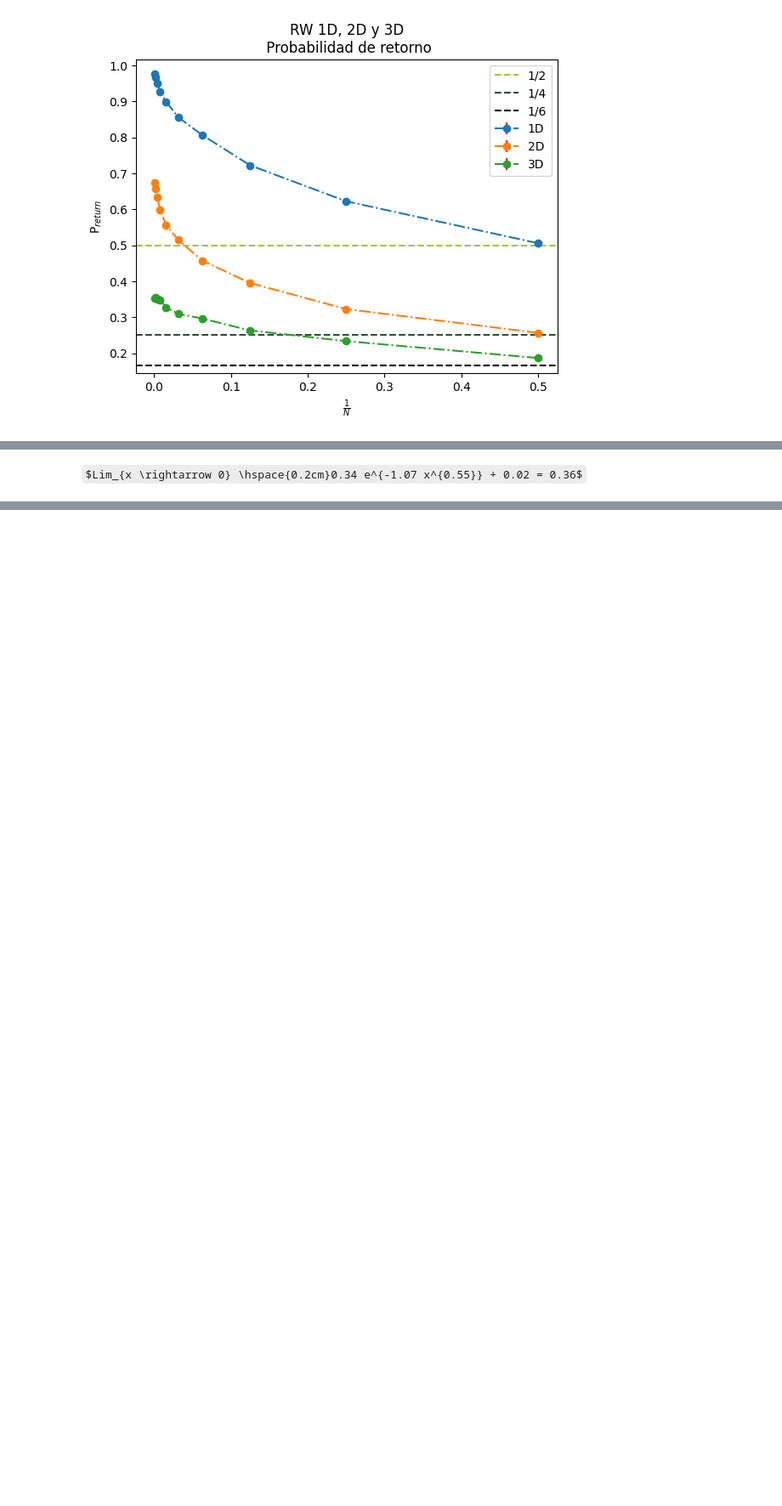
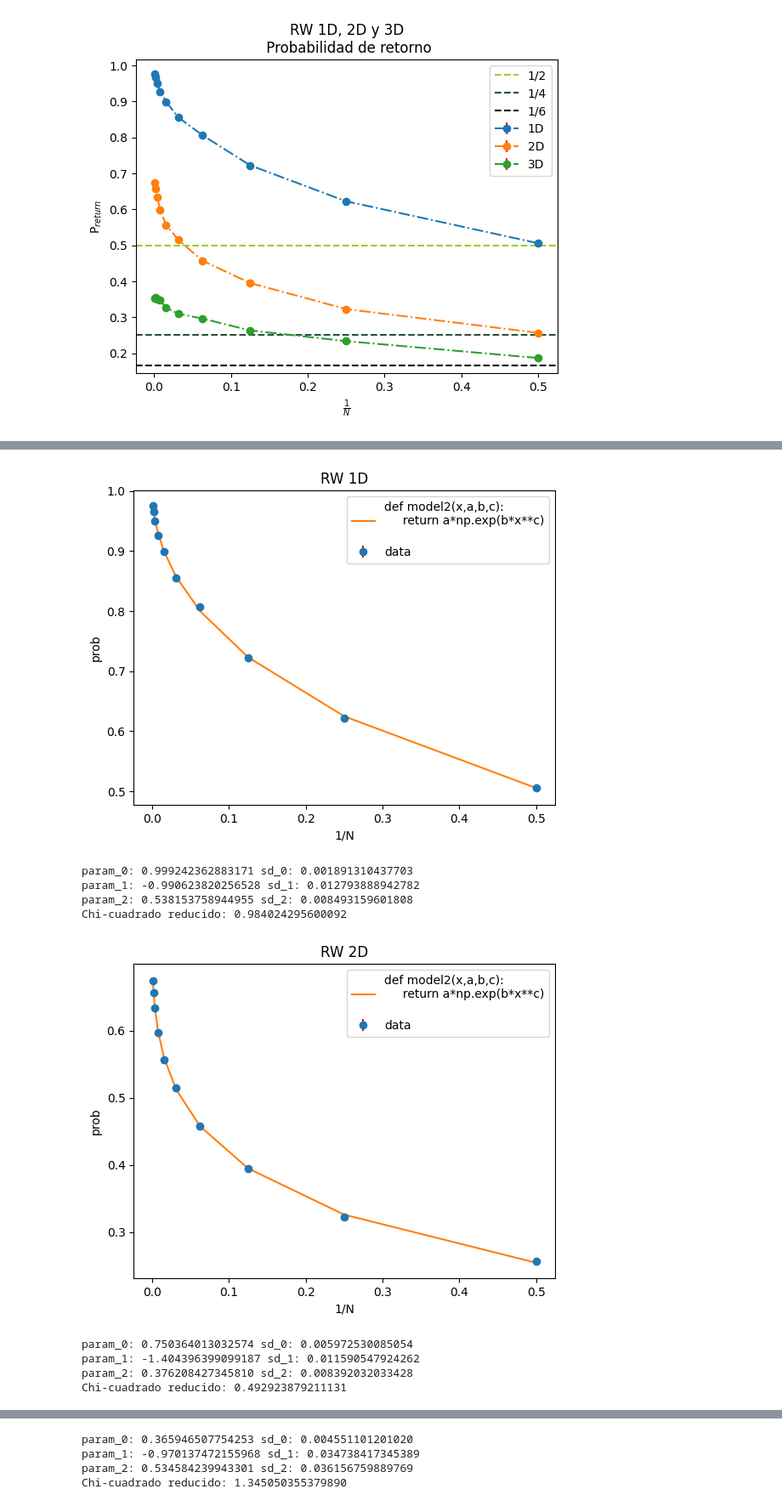
Before and after one commit to SoyAgustin/QF-Path-Integral, a Jupyter notebook: Notebooks_Py/caminante.ipynb, the cells around one changed output, grey strips where cells are left out. Shown at 85% size. Drawn from its saved outputs; the diff is of its cells as text; code cells hidden in the pictures; some formulas as TeX source; blank space fills up the shorter version.

```diff
--- a/Notebooks_Py/caminante.ipynb
+++ b/Notebooks_Py/caminante.ipynb
@@ -7,6 +8,17 @@ from scipy.optimize import curve_fit
 df1 = pd.read_csv("Datos/caminante_1d.csv")
 df2 = pd.read_csv("Datos/caminante_2d.csv")
 df3 = pd.read_csv("Datos/caminante_3d.csv")
+df41 = pd.read_csv("Datos/caminante_4d.csv")
+df42 = pd.read_csv("Datos/caminante_4d_2.csv")
+df51 = pd.read_csv("Datos/caminante_5d_1.csv")
+df52 = pd.read_csv("Datos/caminante_5d_2.csv")
+df61 = pd.read_csv("Datos/caminante_6d_1.csv")
+df62 = pd.read_csv("Datos/caminante_6d_2.csv")
+df71 = pd.read_csv("Datos/caminante_7d_1.csv")
+df72 = pd.read_csv("Datos/caminante_7d_2.csv")
+
+
+
 
 plt.errorbar(1/df1['n_max'],df1['prob'],yerr=df1["error"],marker="o",ls="-.",ecolor="red",label="1D")
 plt.errorbar(1/df2['n_max'],df2['prob'],yerr=df2["error"],marker="o",ls="-.",ecolor="red",label="2D")
@@ -183,2 +76,36 @@ Chi-cuadrado reducido: 1.574831631125496
-# %% [markdown]
-$Lim_{x \rightarrow 0} \hspace{0.2cm}0.34 e^{-1.07 x^{0.55}} + 0.02 = 0.36$
+# %%
+def model1(x,a,b,c,d):
+     return a*np.exp(b*x**c)+d
+
+def model2(x,a,b,c):
+     return a*np.exp(b*x**c)
+
+def model3(x,a,b,c):
+     return a*np.exp(b*x)+c
+
+def model4(x,a,b):
+     return a+b*x
+
+
+adjust(df1,model2,1)
+adjust(df2,model2,2)
+adjust(df3,model2,3)
+adjust(df41,model4,4)
+#adjust(df42,model4,4)
+adjust(df51,model4,5)
+#adjust(df52,model2,5)
+adjust(df61,model4,6)
+#adjust(df62,model2,6)
+adjust(df71,model4,7)
+#adjust(df72,model2,7)
+# %% [output]
+[figure, added]
+param_0: 0.999242362883171 sd_0: 0.001891310437703
+param_1: -0.990623820256528 sd_1: 0.012793888942782
+param_2: 0.538153758944955 sd_2: 0.008493159601808
+Chi-cuadrado reducido: 0.984024295600092
+[figure, added]
+param_0: 0.750364013032574 sd_0: 0.005972530085054
+param_1: -1.404396399099187 sd_1: 0.011590547924262
+param_2: 0.376208427345810 sd_2: 0.008392032033428
+Chi-cuadrado reducido: 0.492923879211131
@@ -184,0 +113,4 @@ $Lim_{x \rightarrow 0} \hspace{0.2cm}0.34 e^{-1.07 x^{0.55}} + 0.02 = 0.36$
+param_0: 0.365946507754253 sd_0: 0.004551101201020
+param_1: -0.970137472155968 sd_1: 0.034738417345389
+param_2: 0.534584239943301 sd_2: 0.036156759889769
+Chi-cuadrado reducido: 1.345050355379890
```
Also changed, not shown: parts of 7 cells of this notebook, 26 other files.
